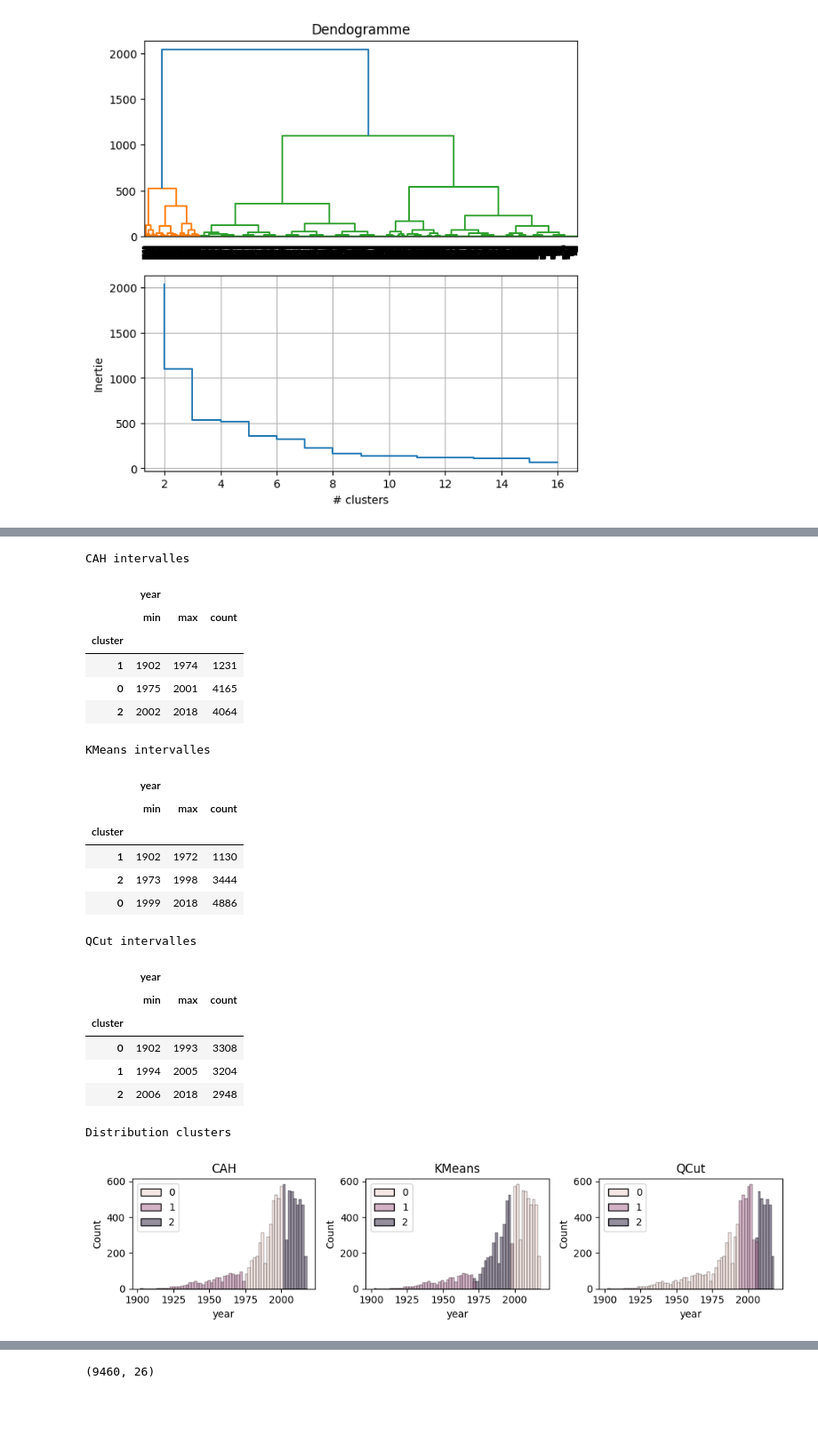
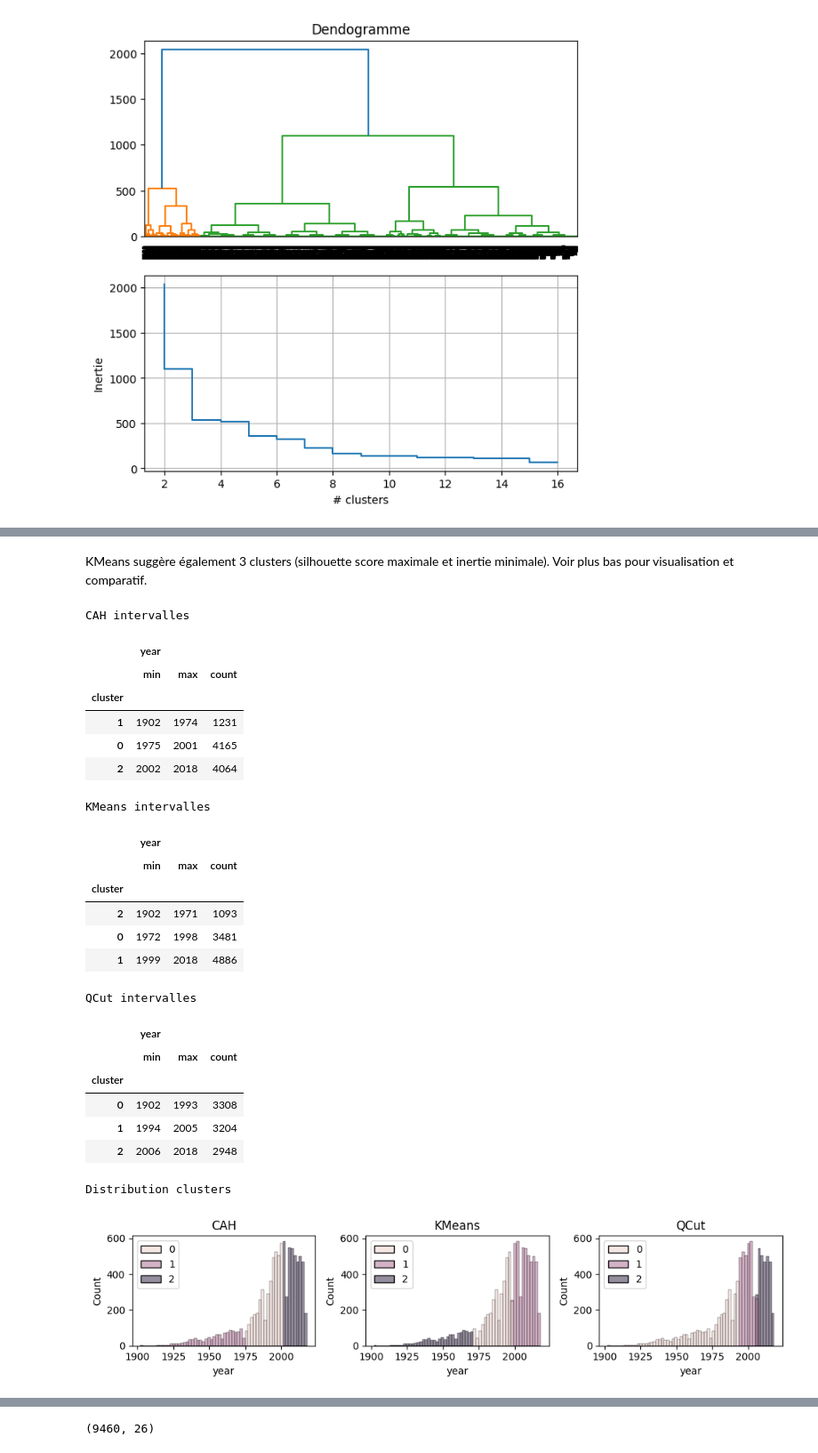
Before and after one commit to jfgagnon00/MovieLens, a Jupyter notebook: A56.ipynb, the cells around one changed output, grey strips where cells are left out. Shown: that part at 89% size. Drawn from its saved outputs; the diff is of its cells as text; code cells hidden in the pictures; blank space fills up the shorter version.

```diff
--- a/A56.ipynb
+++ b/A56.ipynb
@@ -510,16 +523,18 @@ def clean_genres(genres_str, splitter, to_remove):
 #
 to_remove = ["IMAX", "Short", "Biography", "Family", "History"]
 to_remove = set(to_remove)
-cleaned_genres = mvl_dataset.movies.genres.apply(clean_genres,
-                                                 splitter=configs.dataset.genre_splitter,
-                                                 to_remove=to_remove)
+cleaned_genres = mvl_dataset. \
+                    movies. \
+                    genres. \
+                    apply(clean_genres,
+                          splitter=configs.dataset.genre_splitter,
+                          to_remove=to_remove)
 
 mvl_dataset.movies["genres"] = cleaned_genres
 
 print("Genres nettoyés")
 genres_na = clstr.show_na(mvl_dataset.movies)
-show_unique_genres(sort_effectif=True)
-print(mvl_dataset.movies.shape)
+show_unique_genres(sort_effectif=True);
 # %% [output]
 Genres nettoyés
 Valeur manquante 1 (0.0%)
@@ -590,0 +611,5 @@ Valeur manquante 0 (0.0%)
+# %%
+print("Vérifier doublons")
+print("Avant:", mvl_dataset.ratings.shape)
+mvl_dataset.ratings.drop_duplicates(inplace=True)
+print("Après:", mvl_dataset.ratings.shape)
@@ -818,7 +847,8 @@ def join_name(multi_index_name):
 #
 ratings_stats = mvl_dataset.ratings[["movieId", "rating"]] \
                            .groupby(by="movieId") \
-                           .agg(["count", ("mode", mode), "mean", ("median", median_keep_category)])
+                           .agg(["count", ("mode", mode),
+                                 "mean", ("median", median_keep_category)])
 ratings_stats.columns = [join_name(a) for a in ratings_stats.columns.to_flat_index()]
 ratings_stats.reset_index(inplace=True)
 print("Rating stats", ratings_stats.shape)
@@ -957,7 +989,9 @@ La distribution de **year** pourrait suggérer des valeurs aberrantes. Une inspe
 #
 # examiner les transformations
 #
-quant_transformed = clstr.show_transforms(quant_df, columns=["year"], figsize=(10, 2.5))
+quant_transformed = clstr.show_transforms(quant_df,
+                                          columns=["year"],
+                                          figsize=(10, 2.5))
 # %% [output]
 [figure]
 # %% [markdown]
@@ -1015,3 +1050,5 @@ clstr.kmeans_analysis(years_df)
+# %% [markdown]
+KMeans suggère également 3 clusters (silhouette score maximale et inertie minimale). Voir plus bas pour visualisation et comparatif.
 # %%
 #
 # inspection categorisation
@@ -1026,23 +1063,31 @@ cah_years = clstr.cah_init(years_df, 3)
 cah_intervals = years_df.groupby(cah_years.labels_).agg(["min", "max", "count"])
 cah_intervals.index.name = "cluster"
 cah_intervals.sort_values(by=("year", "min"), inplace=True)
-cah_intervals_styl = jup.caption_df(cah_intervals.style, "CAH intervalles", caption_bold=False)
+cah_intervals_styl = jup.caption_df(cah_intervals.style,
+                                    "CAH intervalles",
+                                    caption_bold=False)
 
 kmeans_years = clstr.kmeans_init(years_df, 3)
 kmeans_intervals = years_df.groupby(kmeans_years.labels_).agg(["min", "max", "count"])
 kmeans_intervals.index.name = "cluster"
 kmeans_intervals.sort_values(by=("year", "min"), inplace=True)
-kmeans_intervals_styl = jup.caption_df(kmeans_intervals.style, "KMeans intervalles", caption_bold=False)
+kmeans_intervals_styl = jup.caption_df(kmeans_intervals.style,
+                                       "KMeans intervalles",
+                                       caption_bold=False)
 
 # division en tiertile etant donne que nous avons 3 clusters
 qcut_years = pd.qcut(years_df.year, [0, 1/3, 2/3, 1.0], labels=[0, 1, 2])
 qcut_intervals = years_df.groupby(qcut_years).agg(["min", "max", "count"])
 qcut_intervals.index.name = "cluster"
 qcut_intervals.sort_values(by=("year", "min"), inplace=True)
-qcut_intervals_styl = jup.caption_df(qcut_intervals.style, "QCut intervalles", caption_bold=False)
+qcut_intervals_styl = jup.caption_df(qcut_intervals.style,
+                                     "QCut intervalles",
+                                     caption_bold=False)
 
 
-html_ = jup.horizontify(cah_intervals_styl, kmeans_intervals_styl, qcut_intervals_styl)
+html_ = jup.horizontify(cah_intervals_styl,
+                        kmeans_intervals_styl,
+                        qcut_intervals_styl)
 jup.display_html(html_)
 
 print()
@@ -1065,35 +1110,35 @@ plt.title("KMeans")
 
 plt.subplot(133)
 sns.histplot(x="year",
              data=movies_ratings,
              hue=qcut_years.to_numpy(),
              ax=plt.gca())
 plt.title("QCut")
 
 plt.tight_layout()
 plt.show()
 # %% [output]
 CAH intervalles
 |  | year |  |  |
 |  | min | max | count |
 | cluster |  |  |  |
 | 1 | 1902 | 1974 | 1231 |
 | 0 | 1975 | 2001 | 4165 |
 | 2 | 2002 | 2018 | 4064 |
 KMeans intervalles
 |  | year |  |  |
 |  | min | max | count |
 | cluster |  |  |  |
-| 1 | 1902 | 1972 | 1130 |
-| 2 | 1973 | 1998 | 3444 |
-| 0 | 1999 | 2018 | 4886 |
+| 2 | 1902 | 1971 | 1093 |
+| 0 | 1972 | 1998 | 3481 |
+| 1 | 1999 | 2018 | 4886 |
 QCut intervalles
 |  | year |  |  |
 |  | min | max | count |
 | cluster |  |  |  |
 | 0 | 1902 | 1993 | 3308 |
 | 1 | 1994 | 2005 | 3204 |
 | 2 | 2006 | 2018 | 2948 |
 Distribution clusters
-[figure, old version]
+[figure, new version]
 # %% [markdown]
```
Also changed, not shown: parts of 55 cells of this notebook, 1 other file.
